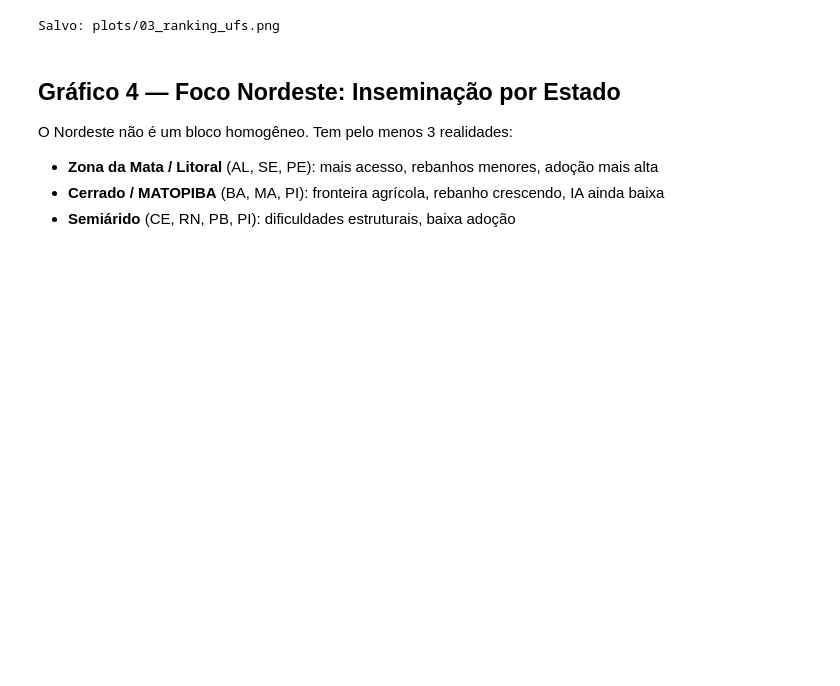
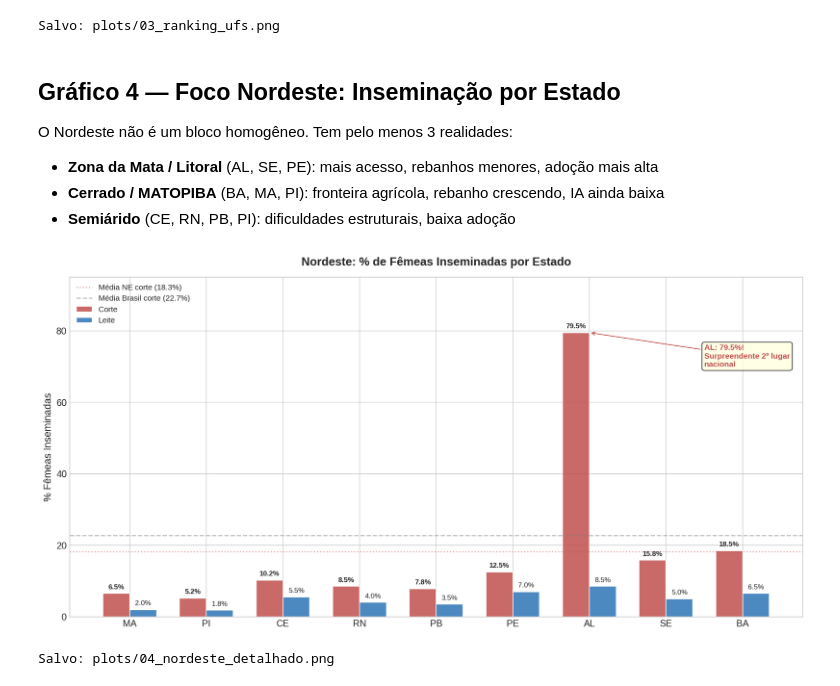
Before and after one commit to mateusmmrs/mapa-ia-brasil, a Jupyter notebook: notebooks/02_analise_exploratoria.ipynb, the cells around one changed output. Saved outputs shown, nothing was run; the diff lists cells and outputs as text; code cells hidden in the pictures; blank space fills up the shorter version.

Commit message:
análise detalhada nordeste

```diff
--- a/notebooks/02_analise_exploratoria.ipynb
+++ b/notebooks/02_analise_exploratoria.ipynb
@@ -209,3 +209,55 @@ O Nordeste não é um bloco homogêneo. Tem pelo menos 3 realidades:
 - **Zona da Mata / Litoral** (AL, SE, PE): mais acesso, rebanhos menores, adoção mais alta
 - **Cerrado / MATOPIBA** (BA, MA, PI): fronteira agrícola, rebanho crescendo, IA ainda baixa
 - **Semiárido** (CE, RN, PB, PI): dificuldades estruturais, baixa adoção
+# %%
+ne_states = ['MA', 'PI', 'CE', 'RN', 'PB', 'PE', 'AL', 'SE', 'BA']
+df_ne = df[df['sigla_uf'].isin(ne_states)].copy()
+df_ne['sigla_uf'] = pd.Categorical(df_ne['sigla_uf'], categories=ne_states, ordered=True)
+df_ne = df_ne.sort_values('sigla_uf')
+
+fig, ax = plt.subplots(figsize=(14, 7))
+x = np.arange(len(ne_states))
+width = 0.35
+
+bars1 = ax.bar(x - width/2, df_ne['pct_femeas_inseminadas_corte'], width,
+               label='Corte', color=VERMELHO, alpha=0.85, edgecolor='white')
+bars2 = ax.bar(x + width/2, df_ne['pct_femeas_inseminadas_leite'], width,
+               label='Leite', color=AZUL, alpha=0.85, edgecolor='white')
+
+# Médias
+media_ne_corte = df_ne['pct_femeas_inseminadas_corte'].mean()
+ax.axhline(y=media_ne_corte, color=VERMELHO, linestyle=':', linewidth=1.5, alpha=0.5,
+           label=f'Média NE corte ({media_ne_corte:.1f}%)')
+ax.axhline(y=media_nac, color=CINZA, linestyle='--', linewidth=1.5, alpha=0.5,
+           label=f'Média Brasil corte ({media_nac:.1f}%)')
+
+# Labels
+for bar in bars1:
+    if bar.get_height() > 2:
+        ax.text(bar.get_x() + bar.get_width()/2., bar.get_height() + 0.8,
+                f'{bar.get_height():.1f}%', ha='center', va='bottom', fontsize=9, fontweight='bold')
+for bar in bars2:
+    if bar.get_height() > 1:
+        ax.text(bar.get_x() + bar.get_width()/2., bar.get_height() + 0.8,
+                f'{bar.get_height():.1f}%', ha='center', va='bottom', fontsize=9)
+
+ax.set_title('Nordeste: % de Fêmeas Inseminadas por Estado', fontsize=15, fontweight='bold', pad=15)
+ax.set_ylabel('% Fêmeas Inseminadas', fontsize=13)
+ax.set_xticks(x)
+ax.set_xticklabels(ne_states, fontsize=12)
+ax.legend(fontsize=10, loc='upper left')
+ax.set_ylim(0, 95)
+
+# Destaque Alagoas
+ax.annotate('AL: 79.5%!\nSurpreendente 2º lugar\nnacional', xy=(6, 79.5), xytext=(7.5, 70),
+            fontsize=10, color=VERMELHO, fontweight='bold',
+            arrowprops=dict(arrowstyle='->', color=VERMELHO),
+            bbox=dict(boxstyle='round,pad=0.3', facecolor='lightyellow', alpha=0.8))
+
+plt.tight_layout()
+plt.savefig('plots/04_nordeste_detalhado.png', dpi=150, bbox_inches='tight')
+plt.show()
+print('Salvo: plots/04_nordeste_detalhado.png')
+# %% [output]
+[figure, added]
+Salvo: plots/04_nordeste_detalhado.png
```
Also changed, not shown: parts of 1 cell of this notebook, 1 other file.
